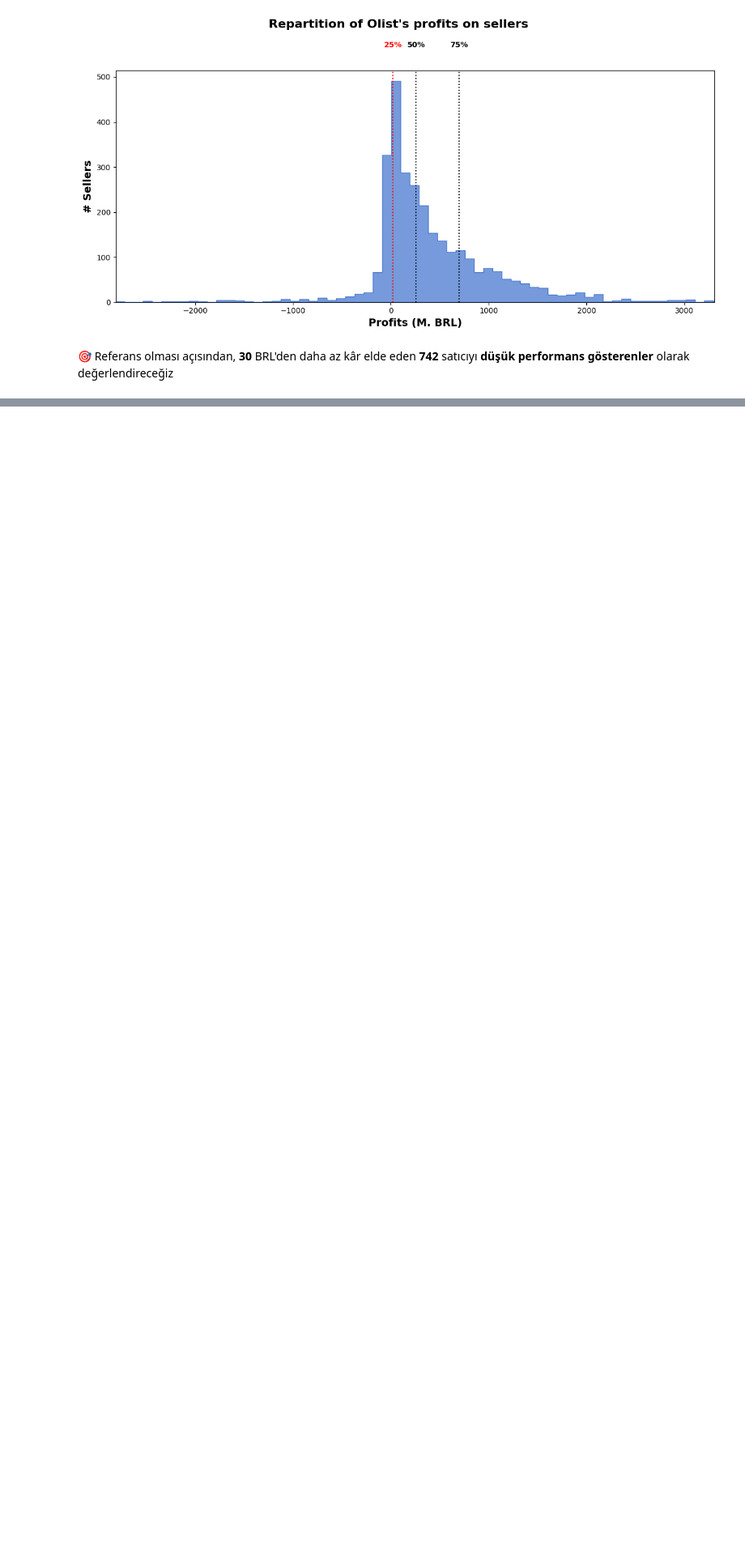
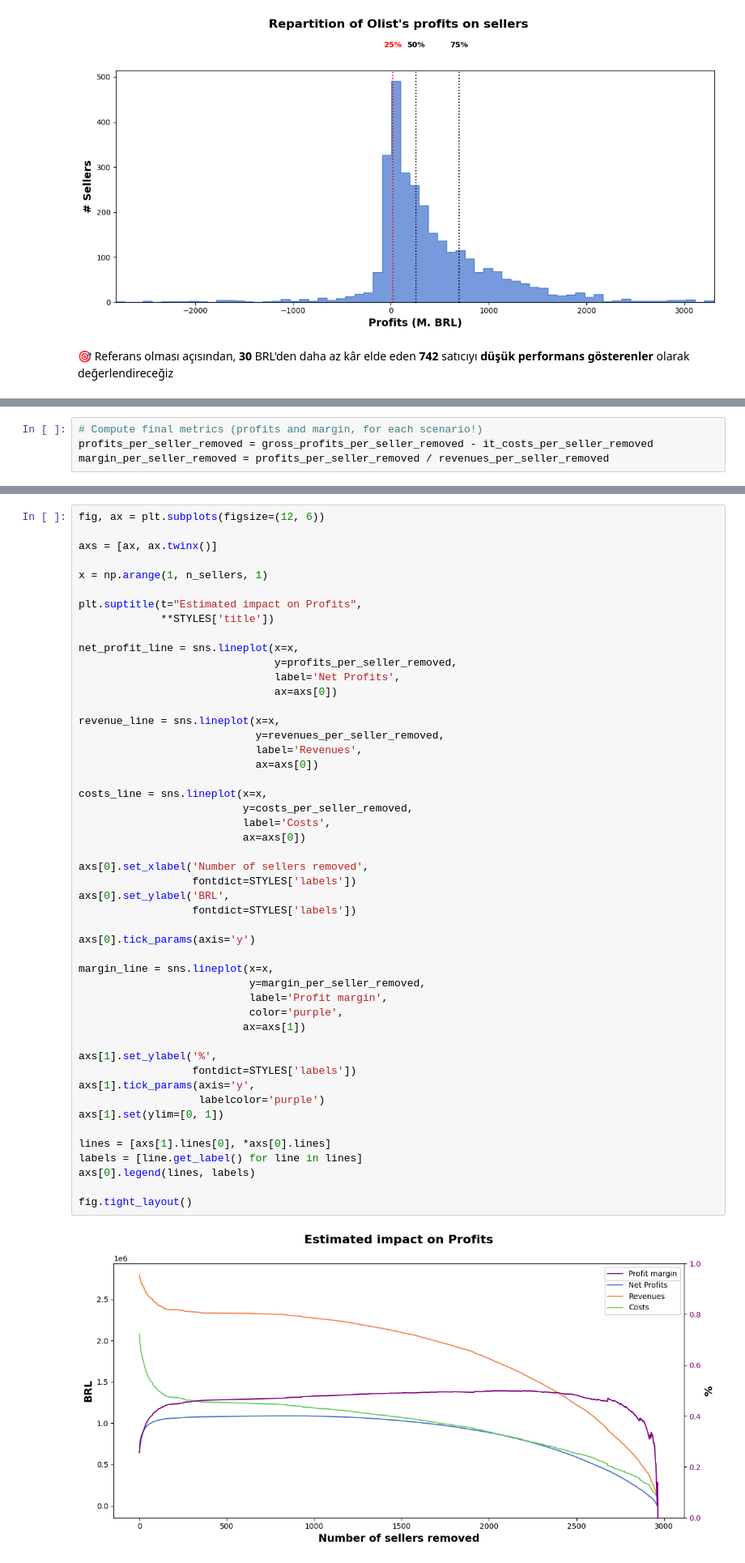
Before and after one commit to tmy-datamesa/data-olist-ceo-request, a Jupyter notebook: CEO_request.ipynb, the cells around one changed output, grey strips where cells are left out. Shown at 81% size. Drawn from its saved outputs; the diff is of its cells as text; blank space fills up the shorter version.

```diff
--- a/CEO_request.ipynb
+++ b/CEO_request.ipynb
@@ -494,0 +643,4 @@ fig.tight_layout();
+# %%
+# Compute final metrics (profits and margin, for each scenario!)
+profits_per_seller_removed = gross_profits_per_seller_removed - it_costs_per_seller_removed
+margin_per_seller_removed = profits_per_seller_removed / revenues_per_seller_removed
@@ -494,0 +649,51 @@ fig.tight_layout();
+# %%
+fig, ax = plt.subplots(figsize=(12, 6))
+
+axs = [ax, ax.twinx()]
+
+x = np.arange(1, n_sellers, 1)
+
+plt.suptitle(t="Estimated impact on Profits",
+             **STYLES['title'])
+
+net_profit_line = sns.lineplot(x=x,
+                               y=profits_per_seller_removed,
+                               label='Net Profits',
+                               ax=axs[0])
+
+revenue_line = sns.lineplot(x=x,
+                            y=revenues_per_seller_removed,
+                            label='Revenues',
+                            ax=axs[0])
+
+costs_line = sns.lineplot(x=x,
+                          y=costs_per_seller_removed,
+                          label='Costs',
+                          ax=axs[0])
+
+axs[0].set_xlabel('Number of sellers removed',
+                  fontdict=STYLES['labels'])
+axs[0].set_ylabel('BRL',
+                  fontdict=STYLES['labels'])
+
+axs[0].tick_params(axis='y')
+
+margin_line = sns.lineplot(x=x,
+                           y=margin_per_seller_removed,
+                           label='Profit margin',
+                           color='purple',
+                          ax=axs[1])
+
+axs[1].set_ylabel('%',
+                  fontdict=STYLES['labels'])
+axs[1].tick_params(axis='y',
+                   labelcolor='purple')
+axs[1].set(ylim=[0, 1])
+
+lines = [axs[1].lines[0], *axs[0].lines]
+labels = [line.get_label() for line in lines]
+axs[0].legend(lines, labels)
+
+fig.tight_layout()
+# %% [output]
+[figure, added]
```
Also changed, not shown: parts of 17 cells of this notebook.
